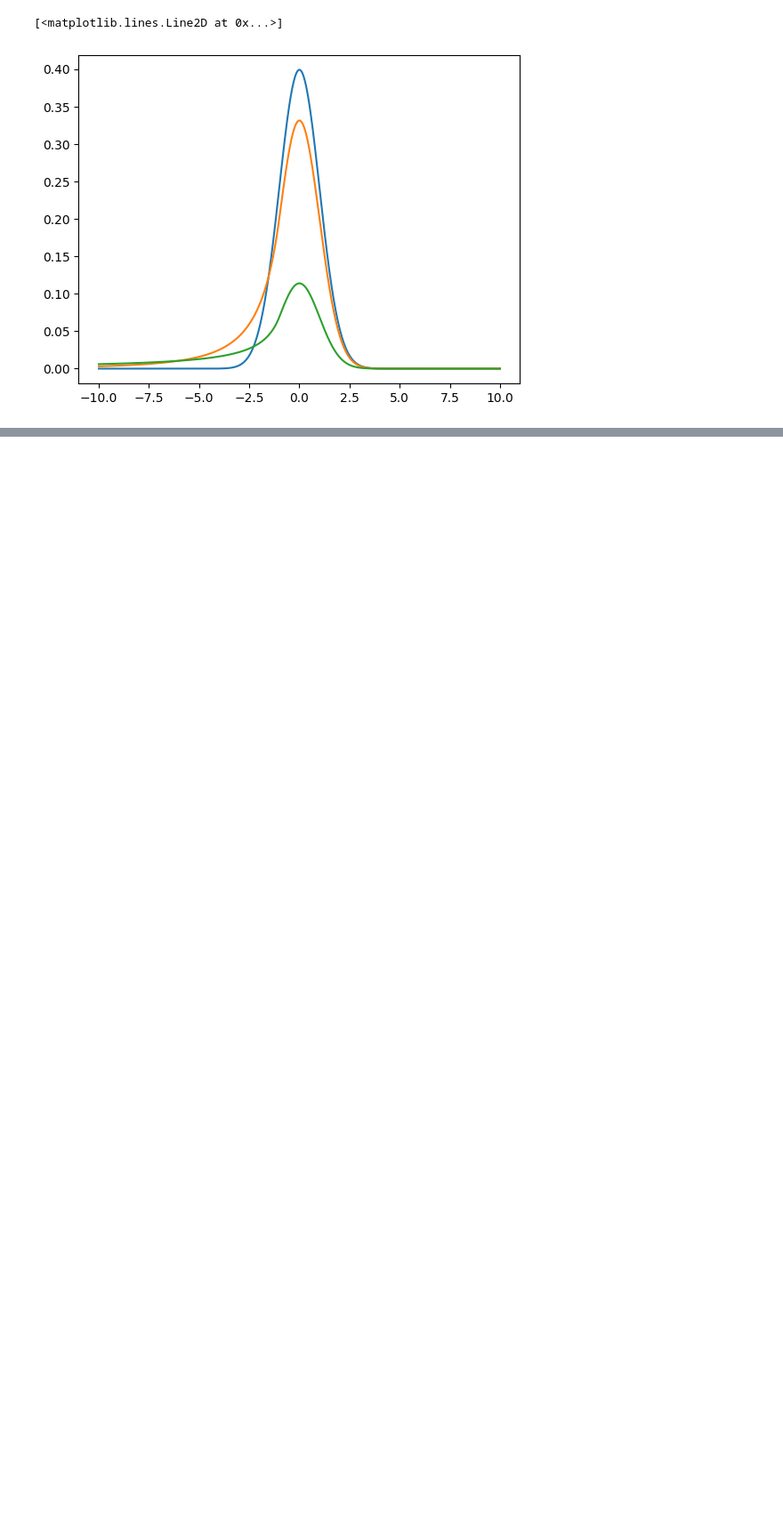
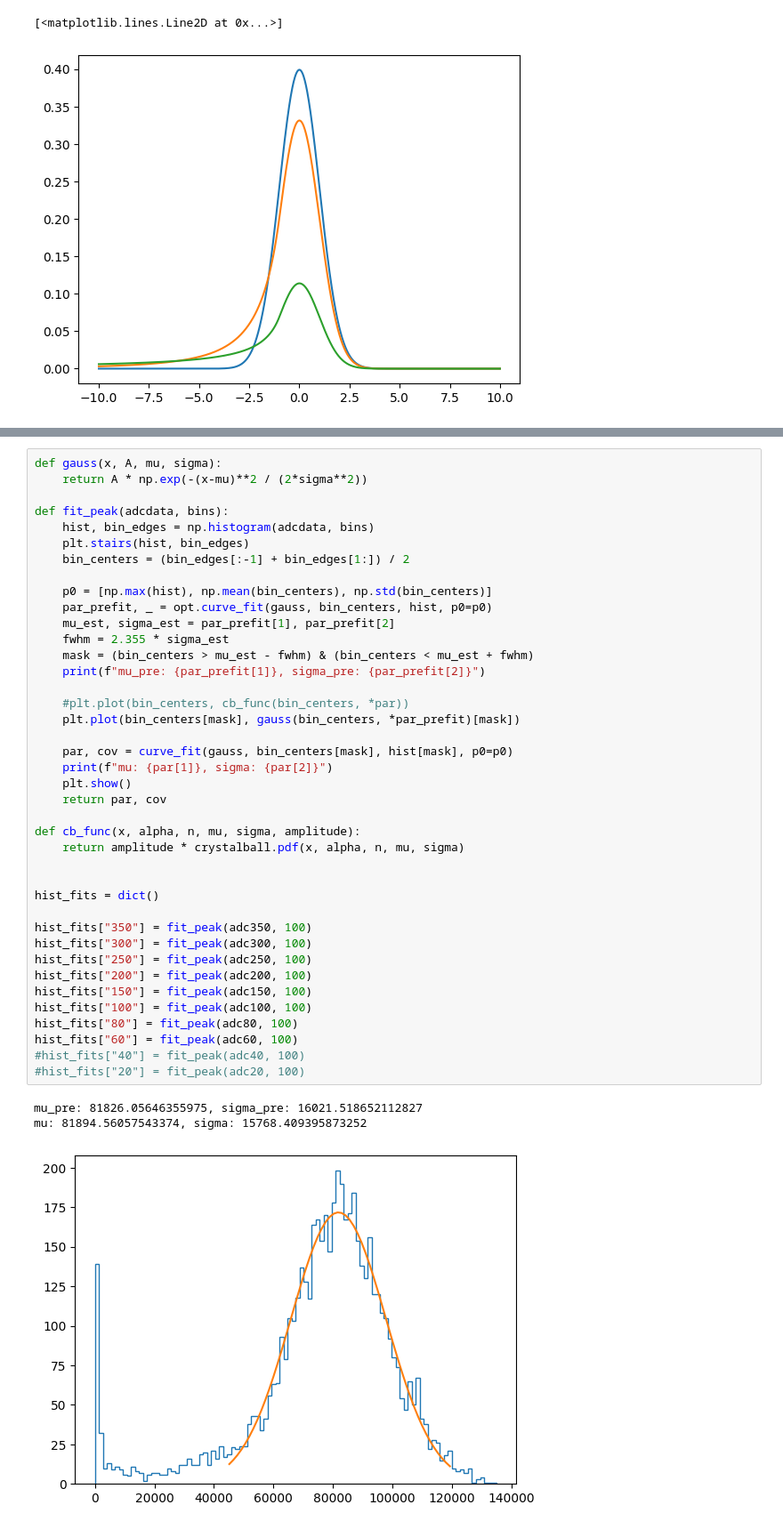
Before and after one commit to Bjartensen/python_focalh_clustering, a Jupyter notebook: notebooks/Linearity.ipynb, the cells around one changed output, grey strips where cells are left out. Shown: that part at 89% size. Saved outputs shown, nothing was run; the diff lists cells and outputs as text; blank space fills up the shorter version.

```diff
--- a/notebooks/Linearity.ipynb
+++ b/notebooks/Linearity.ipynb
@@ -278,0 +347,44 @@ plt.plot(x,y)
+# %%
+def gauss(x, A, mu, sigma):
+    return A * np.exp(-(x-mu)**2 / (2*sigma**2))
+
+def fit_peak(adcdata, bins):
+    hist, bin_edges = np.histogram(adcdata, bins)
+    plt.stairs(hist, bin_edges)
+    bin_centers = (bin_edges[:-1] + bin_edges[1:]) / 2
+
+    p0 = [np.max(hist), np.mean(bin_centers), np.std(bin_centers)]
+    par_prefit, _ = opt.curve_fit(gauss, bin_centers, hist, p0=p0)
+    mu_est, sigma_est = par_prefit[1], par_prefit[2]
+    fwhm = 2.355 * sigma_est
+    mask = (bin_centers > mu_est - fwhm) & (bin_centers < mu_est + fwhm)
+    print(f"mu_pre: {par_prefit[1]}, sigma_pre: {par_prefit[2]}")
+
+    #plt.plot(bin_centers, cb_func(bin_centers, *par))
+    plt.plot(bin_centers[mask], gauss(bin_centers, *par_prefit)[mask])
+
+    par, cov = curve_fit(gauss, bin_centers[mask], hist[mask], p0=p0)
+    print(f"mu: {par[1]}, sigma: {par[2]}")
+    plt.show()
+    return par, cov
+
+def cb_func(x, alpha, n, mu, sigma, amplitude):
+    return amplitude * crystalball.pdf(x, alpha, n, mu, sigma)
+
+
+hist_fits = dict()
+
+hist_fits["350"] = fit_peak(adc350, 100)
+hist_fits["300"] = fit_peak(adc300, 100)
+hist_fits["250"] = fit_peak(adc250, 100)
+hist_fits["200"] = fit_peak(adc200, 100)
+hist_fits["150"] = fit_peak(adc150, 100)
+hist_fits["100"] = fit_peak(adc100, 100)
+hist_fits["80"] = fit_peak(adc80, 100)
+hist_fits["60"] = fit_peak(adc60, 100)
+#hist_fits["40"] = fit_peak(adc40, 100)
+#hist_fits["20"] = fit_peak(adc20, 100)
+# %% [output]
+mu_pre: 81826.05646355975, sigma_pre: 16021.518652112827
+mu: 81894.56057543374, sigma: 15768.409395873252
+[figure, added]
```
Also changed, not shown: parts of 18 cells of this notebook, 4 other files.
